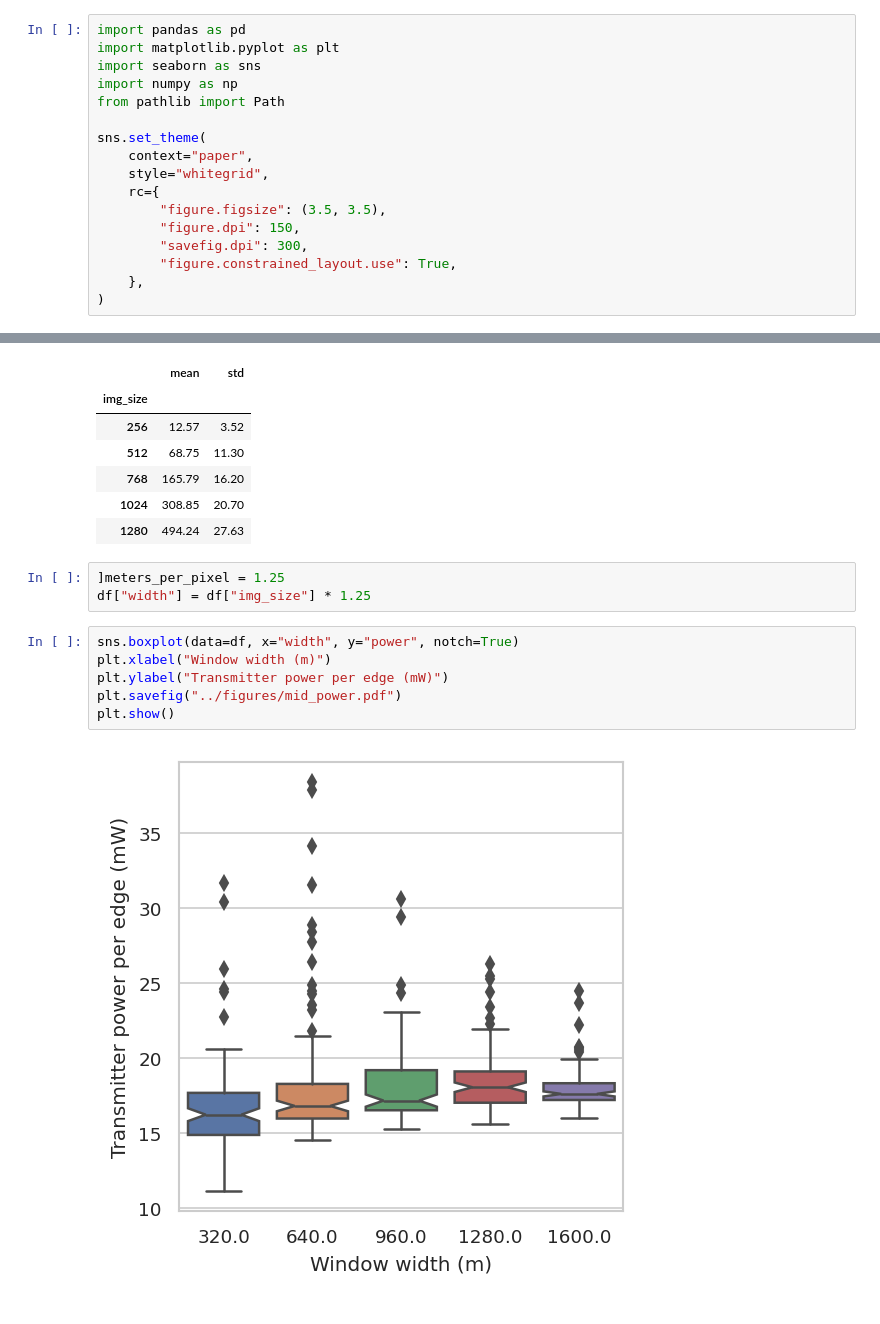
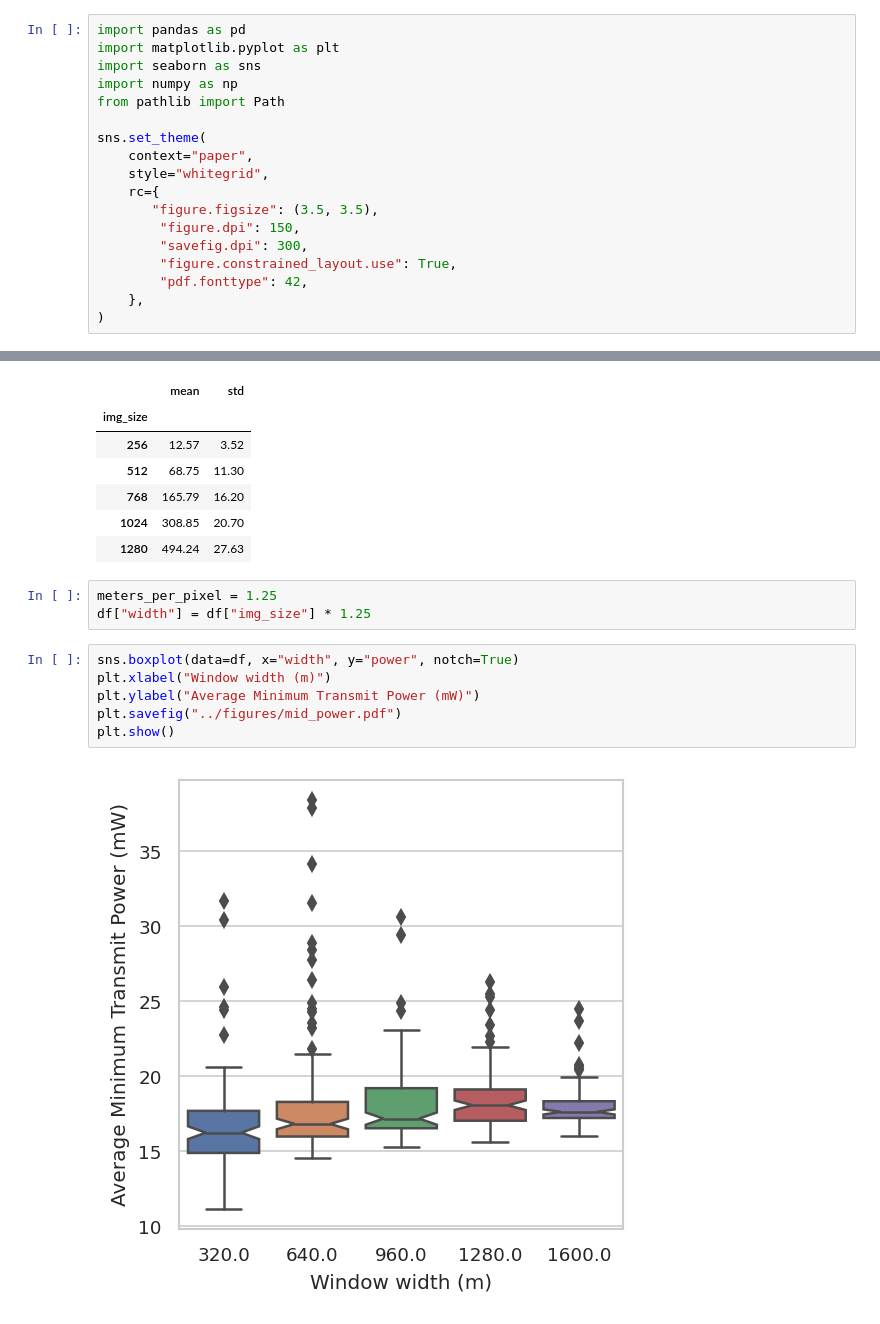
Before and after one commit to Damowerko/mtt, a Jupyter notebook: notebooks/mid_summary.ipynb, the cells around one changed output, grey strips where cells are left out. Saved outputs shown, nothing was run; the diff lists cells and outputs as text.

```diff
--- a/notebooks/mid_summary.ipynb
+++ b/notebooks/mid_summary.ipynb
@@ -9,10 +9,11 @@ sns.set_theme(
     context="paper",
     style="whitegrid",
     rc={
-        "figure.figsize": (3.5, 3.5),
+       "figure.figsize": (3.5, 3.5),
         "figure.dpi": 150,
         "savefig.dpi": 300,
         "figure.constrained_layout.use": True,
+        "pdf.fonttype": 42,
     },
 )
 # %%
@@ -69,13 +70,13 @@ display(df.groupby("img_size")["n_comm"].describe()[["mean", "std"]].round(2))
 | 1024 | 308.85 | 20.70 |
 | 1280 | 494.24 | 27.63 |
 # %%
-]meters_per_pixel = 1.25
+meters_per_pixel = 1.25
 df["width"] = df["img_size"] * 1.25
 # %%
 sns.boxplot(data=df, x="width", y="power", notch=True)
 plt.xlabel("Window width (m)")
-plt.ylabel("Transmitter power per edge (mW)")
+plt.ylabel("Average Minimum Transmit Power (mW)")
 plt.savefig("../figures/mid_power.pdf")
 plt.show()
 # %% [output]
-[figure, old version]
+[figure, new version]
```
Also changed, not shown: 1 other file.
